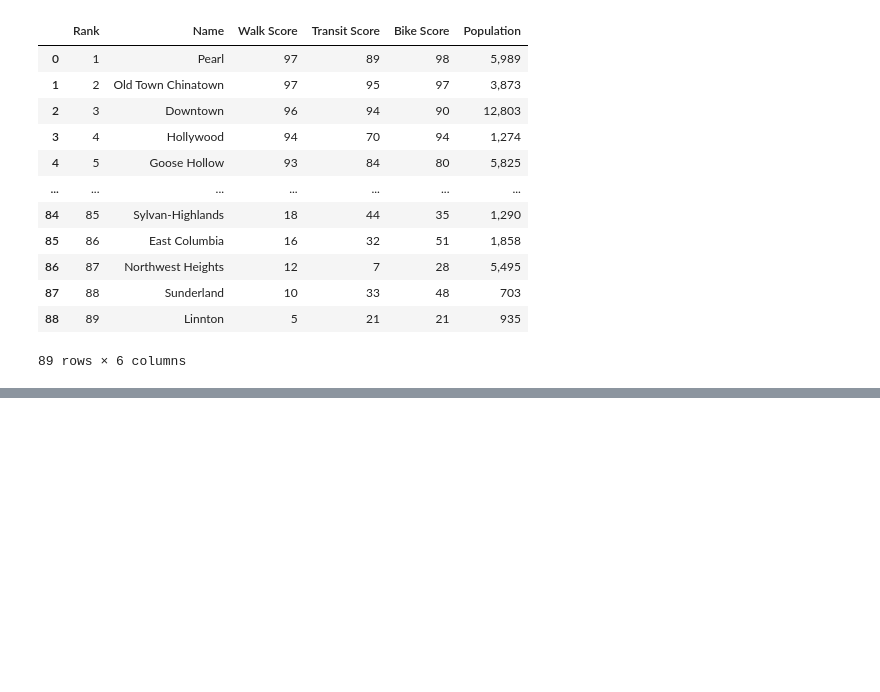
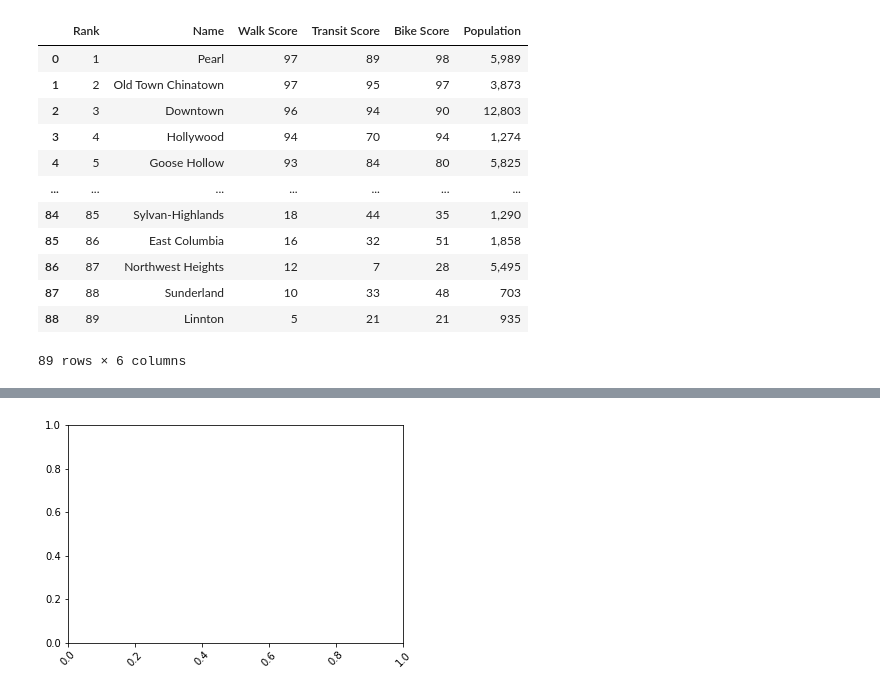
Before and after one commit to troypramsey/WalkabilityRaceIncome_InPortland_2012-2018, a Jupyter notebook: Walkscore_DF.ipynb, the cells around one changed output, grey strips where cells are left out. Cells and saved outputs as stored; diff of their text form; code cells hidden in the pictures; blank space fills up the shorter version.

```diff
--- a/Walkscore_DF.ipynb
+++ b/Walkscore_DF.ipynb
@@ -30,0 +50,4 @@ plt.bar(x,y)
+# %%
+plt.xticks(rotation=45)
+# %% [output]
+[figure, added]
```
Also changed, not shown: parts of 4 cells of this notebook.
